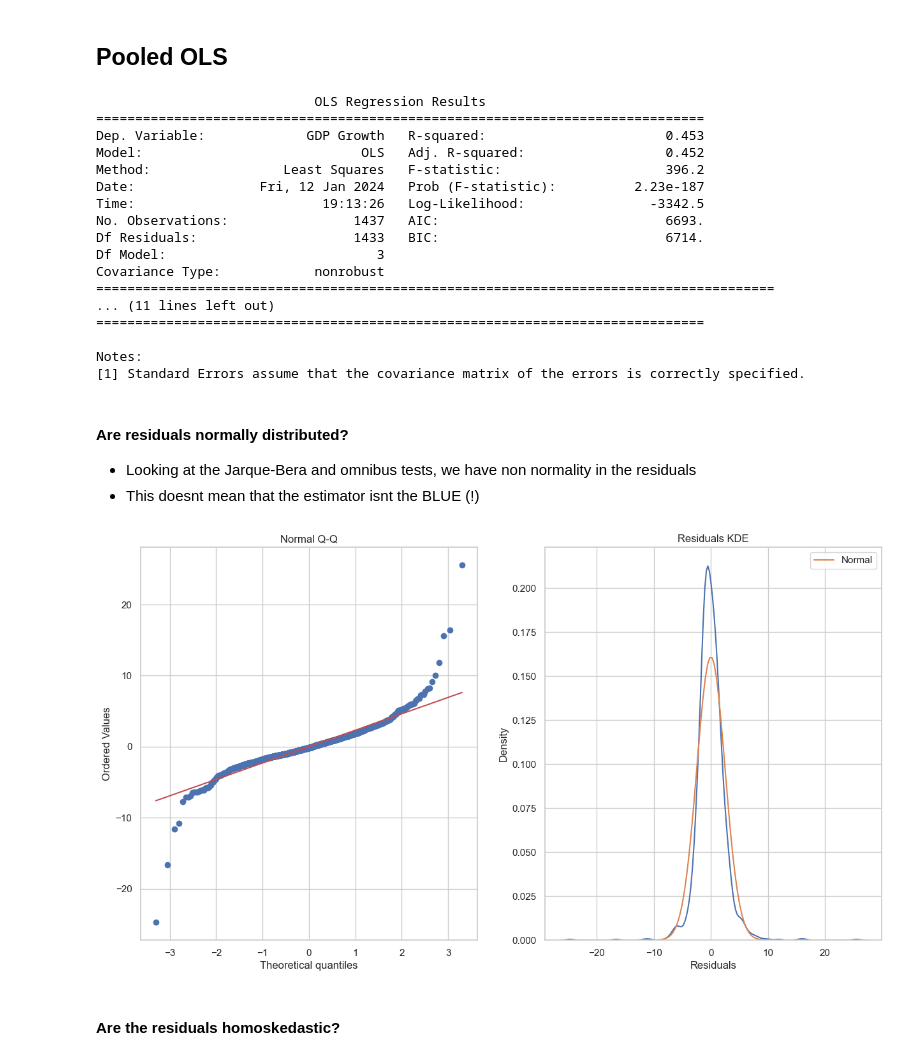
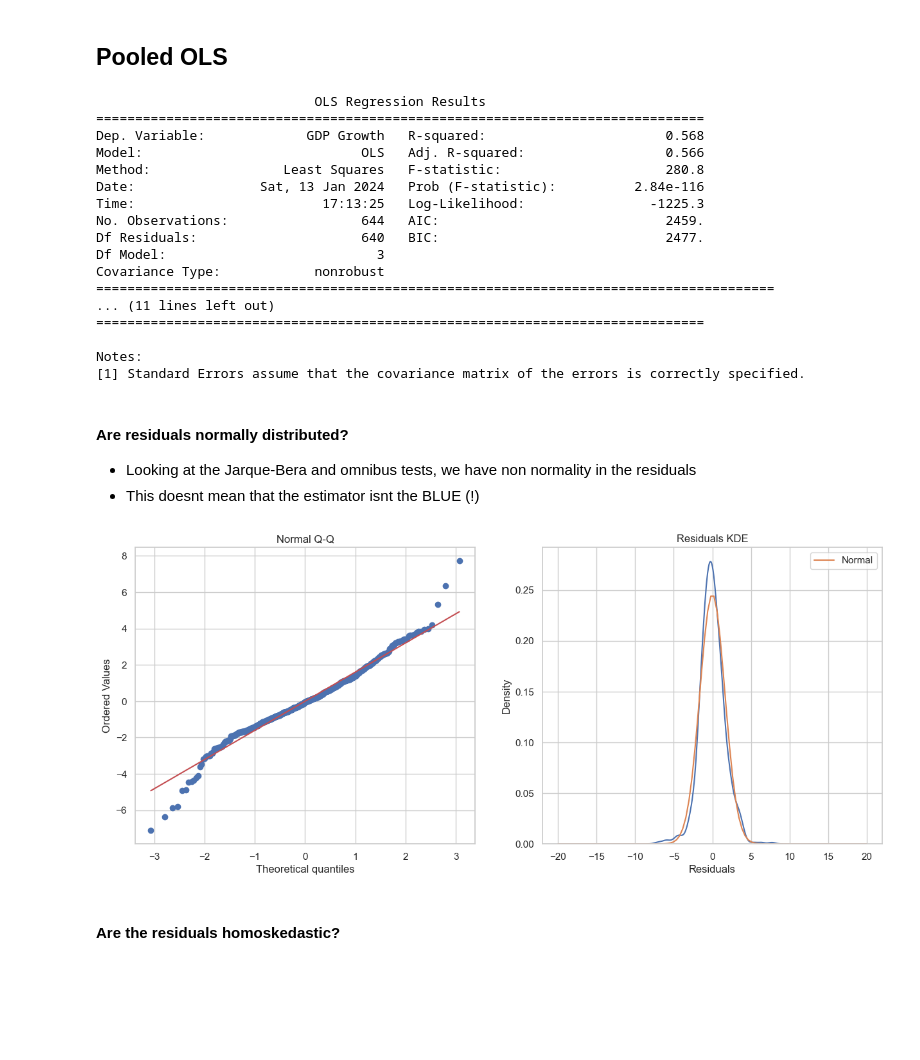
Before and after one commit to amarmate/SDS---12, a Jupyter notebook: Notebooks/python_notebook.ipynb, the cells around one changed output. Drawn from its saved outputs; the diff is of its cells as text; code cells hidden in the pictures; blank space fills up the shorter version.

```diff
--- a/Notebooks/python_notebook.ipynb
+++ b/Notebooks/python_notebook.ipynb
@@ -84,7 +84,8 @@ plt.show()
 We are not convienced with the results, especially as we know that inflation has a positive relationship with GDP growth
 # %%
 # Lets cap the inflation at -5, 5
-data_inf_capped = data[np.abs(data['Inflation change']) <= 10]
+countries_more_than_10 = data[np.abs(data['Inflation change']) > 5].index.unique()
+data_inf_capped = data.drop(countries_more_than_10, axis=0)
 
 # Plot scatterplots of the variables against the GDP Growth
 sns.set(style="whitegrid")
@@ -117,13 +118,13 @@ print(pooled_ols.summary())
 # %% [output]
                             OLS Regression Results
 ==============================================================================
-Dep. Variable:             GDP Growth   R-squared:                       0.453
-Model:                            OLS   Adj. R-squared:                  0.452
-Method:                 Least Squares   F-statistic:                     396.2
-Date:                Fri, 12 Jan 2024   Prob (F-statistic):          2.23e-187
-Time:                        19:13:26   Log-Likelihood:                -3342.5
-No. Observations:                1437   AIC:                             6693.
-Df Residuals:                    1433   BIC:                             6714.
+Dep. Variable:             GDP Growth   R-squared:                       0.568
+Model:                            OLS   Adj. R-squared:                  0.566
+Method:                 Least Squares   F-statistic:                     280.8
+Date:                Sat, 13 Jan 2024   Prob (F-statistic):          2.84e-116
+Time:                        17:13:25   Log-Likelihood:                -1225.3
+No. Observations:                 644   AIC:                             2459.
+Df Residuals:                     640   BIC:                             2477.
 Df Model:                           3
 Covariance Type:            nonrobust
 =======================================================================================
@@ -141,23 +142,23 @@ Notes:
 # %%
 # Lets look at the Q-Q plot of the residuals
 sns.set(style="whitegrid")
-fig, ax = plt.subplots(figsize=(15,8), nrows=1, ncols=2)
+fig, ax = plt.subplots(figsize=(15,6), nrows=1, ncols=2)
 _, (__, ___, r) = st.probplot(pooled_ols.resid, plot=ax[0], fit=True)
 
 
 sns.kdeplot(pooled_ols.resid, ax=ax[1])
 
 # Estimate the normal distribution
 mean, std = st.norm.fit(pooled_ols.resid)
 ax[1].plot(np.linspace(-20,20,100), st.norm.pdf(np.linspace(-20,20,100), mean, std), label='Normal')
 ax[1].legend()
 ax[1].set_xlabel('Residuals')
 ax[1].set_ylabel('Density')
 ax[1].set_title('Residuals KDE')
 ax[0].set_title('Normal Q-Q')
 plt.show()
 # %% [output]
-[figure, old version]
+[figure, new version]
 # %% [markdown]
 #### Are the residuals homoskedastic?
 # %%
```
Also changed, not shown: parts of 21 cells of this notebook.
